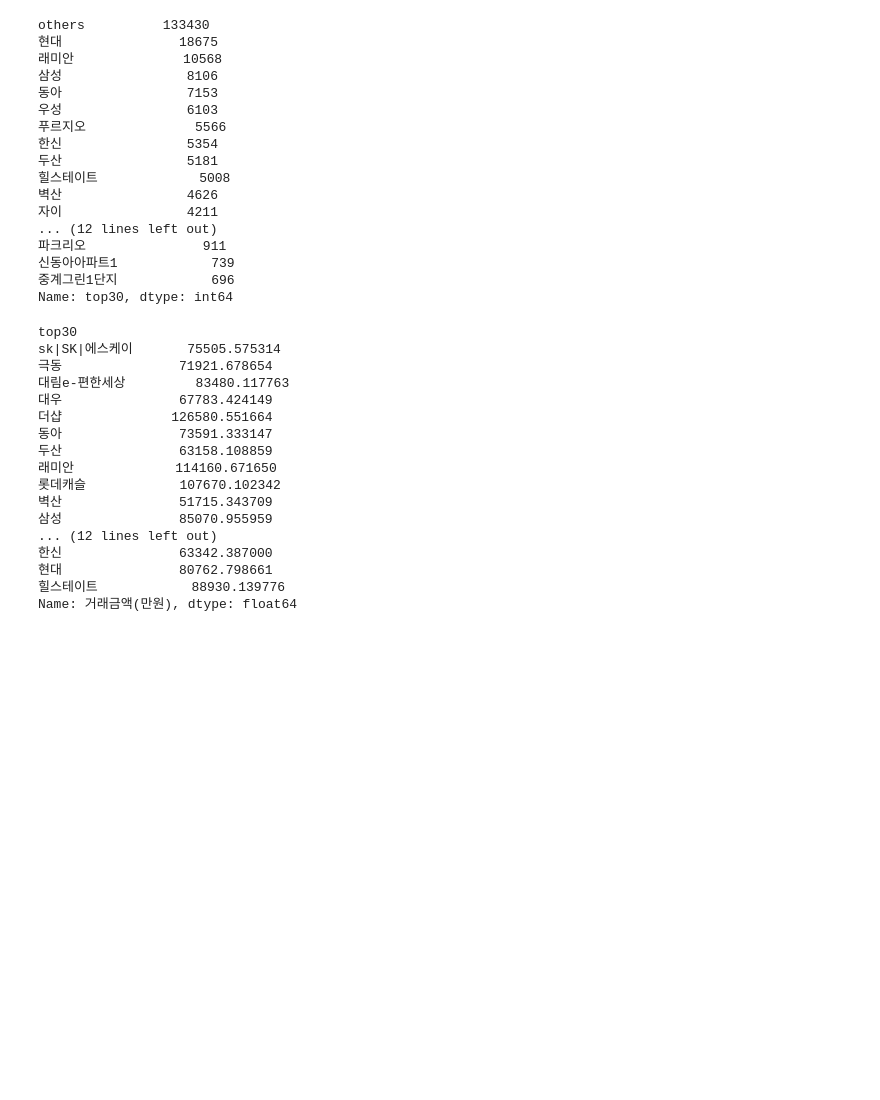
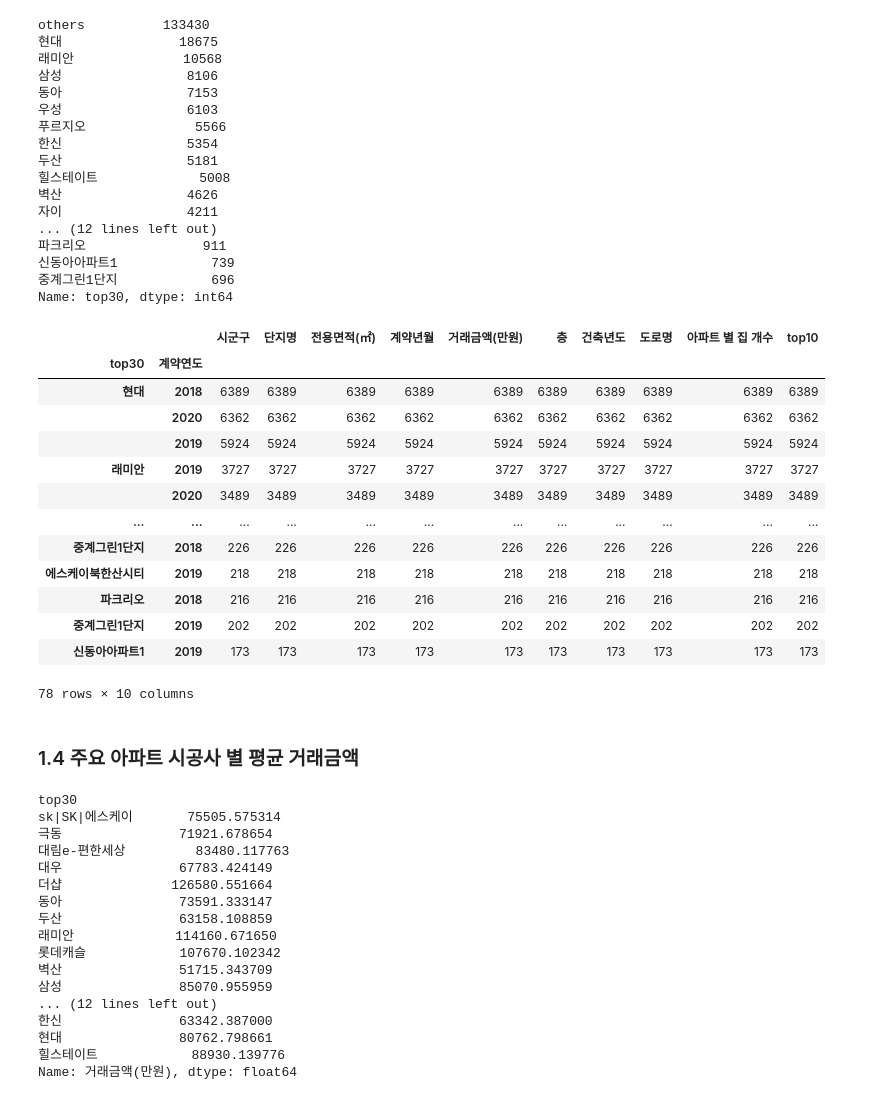
Before and after one commit to bini9788/Team4_EDA_ML_Prj, a Jupyter notebook: 데이터 컬럼 전처리/danji_column_refining.ipynb, the cells around one changed output. Saved outputs shown, nothing was run; the diff lists cells and outputs as text; code cells hidden in the pictures; blank space fills up the shorter version.

```diff
--- a/데이터 컬럼 전처리/danji_column_refining.ipynb
+++ b/데이터 컬럼 전처리/danji_column_refining.ipynb
@@ -244,0 +315,19 @@ Name: top30, dtype: int64
+# %%
+# 연도별 상위 30 시공사 아파트 군에 속하는 행 개수 도출
+train_data_top30_count_by_year = train_data[train_data['top30'] != 'others'].groupby(['top30', '계약연도']).count().sort_values('단지명', ascending=False)
+train_data_top30_count_by_year
+# %% [output]
+|  |  | 시군구 | 단지명 | 전용면적(㎡) | 계약년월 | 거래금액(만원) | 층 | 건축년도 | 도로명 | 아파트 별 집 개수 | top10 |
+| top30 | 계약연도 |  |  |  |  |  |  |  |  |  |  |
+| 현대 | 2018 | 6389 | 6389 | 6389 | 6389 | 6389 | 6389 | 6389 | 6389 | 6389 | 6389 |
+|  | 2020 | 6362 | 6362 | 6362 | 6362 | 6362 | 6362 | 6362 | 6362 | 6362 | 6362 |
+|  | 2019 | 5924 | 5924 | 5924 | 5924 | 5924 | 5924 | 5924 | 5924 | 5924 | 5924 |
+| 래미안 | 2019 | 3727 | 3727 | 3727 | 3727 | 3727 | 3727 | 3727 | 3727 | 3727 | 3727 |
+|  | 2020 | 3489 | 3489 | 3489 | 3489 | 3489 | 3489 | 3489 | 3489 | 3489 | 3489 |
+| ... | ... | ... | ... | ... | ... | ... | ... | ... | ... | ... | ... |
+| 중계그린1단지 | 2018 | 226 | 226 | 226 | 226 | 226 | 226 | 226 | 226 | 226 | 226 |
+| 에스케이북한산시티 | 2019 | 218 | 218 | 218 | 218 | 218 | 218 | 218 | 218 | 218 | 218 |
+| 파크리오 | 2018 | 216 | 216 | 216 | 216 | 216 | 216 | 216 | 216 | 216 | 216 |
+| 중계그린1단지 | 2019 | 202 | 202 | 202 | 202 | 202 | 202 | 202 | 202 | 202 | 202 |
+| 신동아아파트1 | 2019 | 173 | 173 | 173 | 173 | 173 | 173 | 173 | 173 | 173 | 173 |
+78 rows × 10 columns
@@ -245 +357,3 @@ Name: top30, dtype: int64
+# %% [markdown]
+### 1.4 주요 아파트 시공사 별 평균 거래금액
 # %%
```
Also changed, not shown: parts of 30 cells of this notebook.
